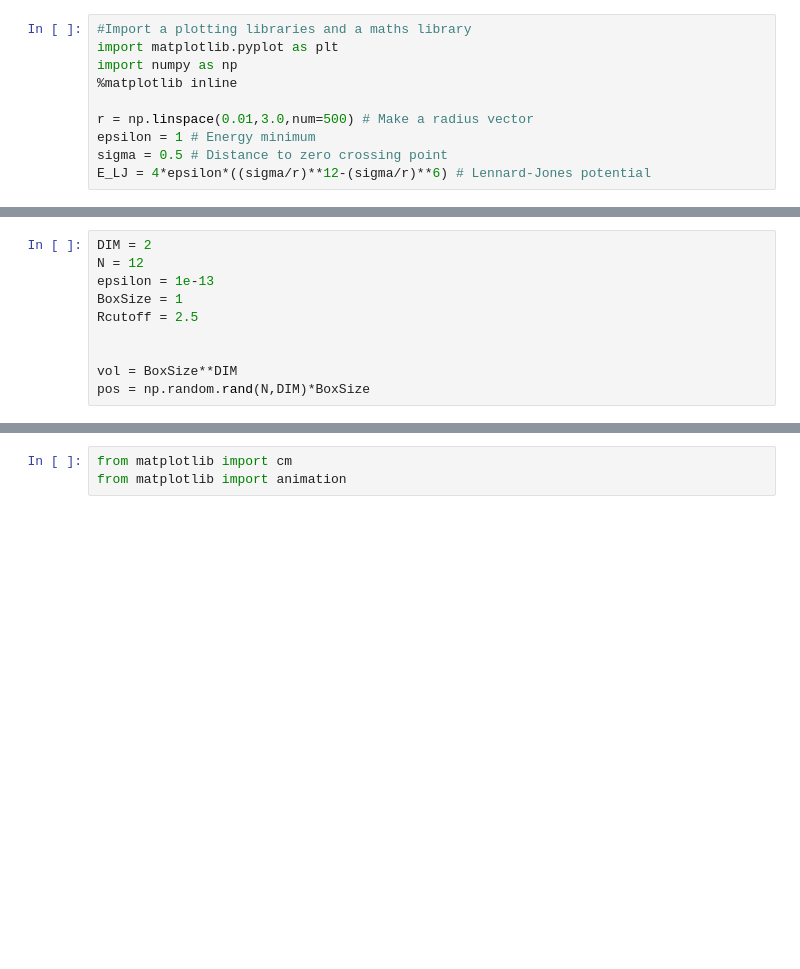
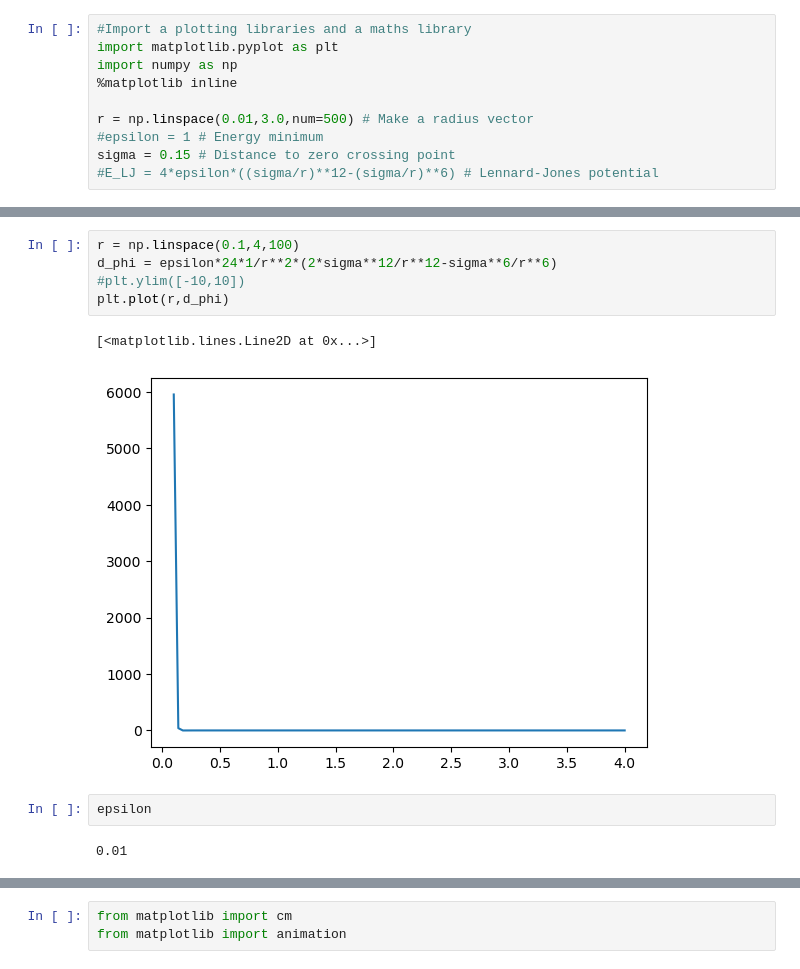
Before and after one commit to ridunn/hpc, a Jupyter notebook: Molecules_better.ipynb, the cells around one changed output, grey strips where cells are left out. Saved outputs shown, nothing was run; the diff lists cells and outputs as text; blank space fills up the shorter version.

```diff
--- a/Molecules_better.ipynb
+++ b/Molecules_better.ipynb
@@ -5,9 +5,9 @@ import numpy as np
 %matplotlib inline
 
 r = np.linspace(0.01,3.0,num=500) # Make a radius vector
-epsilon = 1 # Energy minimum
-sigma = 0.5 # Distance to zero crossing point
-E_LJ = 4*epsilon*((sigma/r)**12-(sigma/r)**6) # Lennard-Jones potential
+#epsilon = 1 # Energy minimum
+sigma = 0.15 # Distance to zero crossing point
+#E_LJ = 4*epsilon*((sigma/r)**12-(sigma/r)**6) # Lennard-Jones potential
 # %%
 def Compute_Forces(pos,acc,epsilon,BoxSize,DIM,N):
     Sij = np.zeros(DIM)
@@ -34,13 +35,15 @@ def Compute_Forces(pos,acc,epsilon,BoxSize,DIM,N):
                 acc[j,:] = acc[j,:]-dphi*Sij#
 
     return acc
-# %%
-DIM = 2
-N = 12
-epsilon = 1e-13
-BoxSize = 1
-Rcutoff = 2.5
-
-
-vol = BoxSize**DIM
-pos = np.random.rand(N,DIM)*BoxSize
+# %%
+r = np.linspace(0.1,4,100)
+d_phi = epsilon*24*1/r**2*(2*sigma**12/r**12-sigma**6/r**6)
+#plt.ylim([-10,10])
+plt.plot(r,d_phi)
+# %% [output]
+[<matplotlib.lines.Line2D at 0x...>]
+[figure, added]
+# %%
+epsilon
+# %% [output]
+0.01
```
Also changed, not shown: parts of 7 cells of this notebook.
